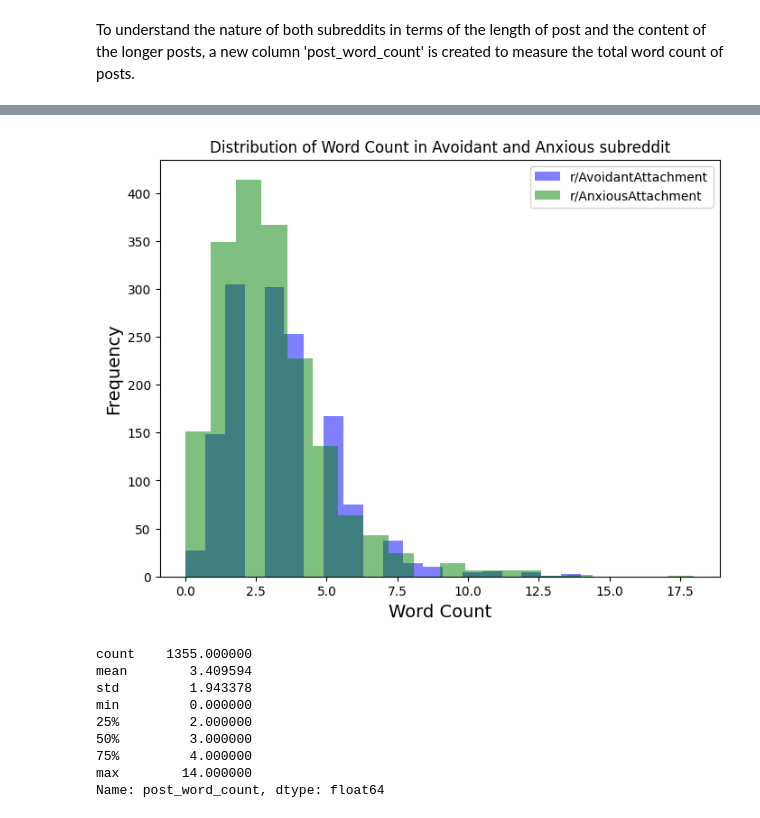
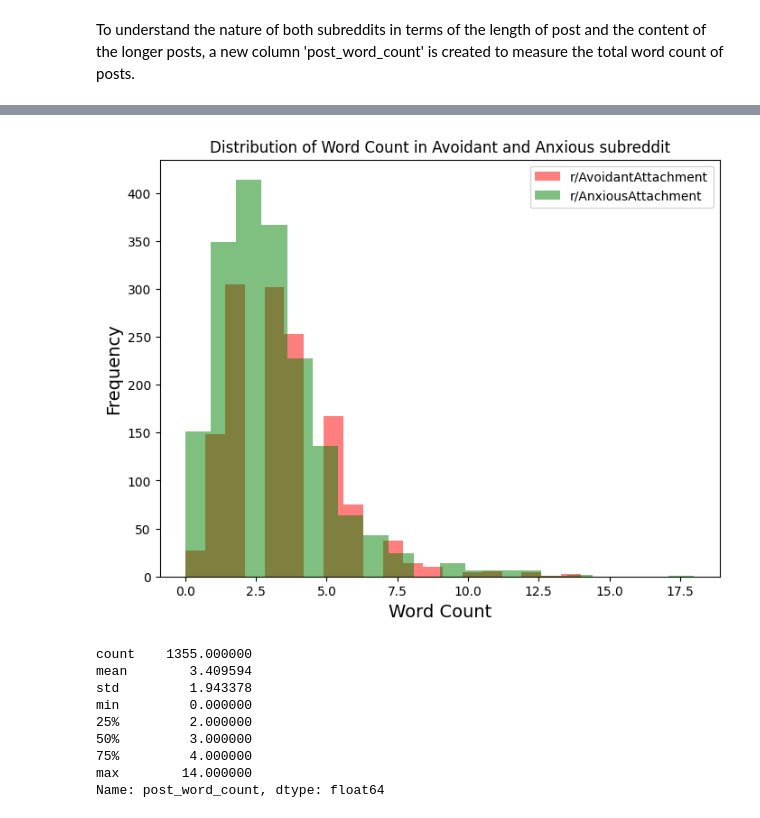
Before and after one commit to tmq077/GA_Project_3, a Jupyter notebook: code/02_clean_eda_modelling.ipynb, the cells around one changed output, grey strips where cells are left out. Cells and saved outputs as stored; diff of their text form; code cells hidden in the pictures.

```diff
--- a/code/02_clean_eda_modelling.ipynb
+++ b/code/02_clean_eda_modelling.ipynb
@@ -435,14 +435,14 @@ df.sample(10)
 # %%
 plt.figure(figsize = (8,6))
-plt.hist(df[df['class']== 0]['post_word_count'], bins = 20, alpha = 0.5, label = 'r/AvoidantAttachment', color = 'blue')
+plt.hist(df[df['class']== 0]['post_word_count'], bins = 20, alpha = 0.5, label = 'r/AvoidantAttachment', color = 'red')
 plt.hist(df[df['class']== 1]['post_word_count'], bins = 20, alpha = 0.5, label = 'r/AnxiousAttachment', color = 'green')
 plt.xlabel('Word Count', size = 14)
 plt.ylabel('Frequency', size = 14)
 plt.title('Distribution of Word Count in Avoidant and Anxious subreddit')
 plt.legend()
 plt.show()
 # %% [output]
-[figure, old version]
+[figure, new version]
 # %%
 # Summary info of word count in Avoidant subreddit
 df[df["class"] == 0]['post_word_count'].describe()
```
Also changed, not shown: parts of 13 cells of this notebook.
